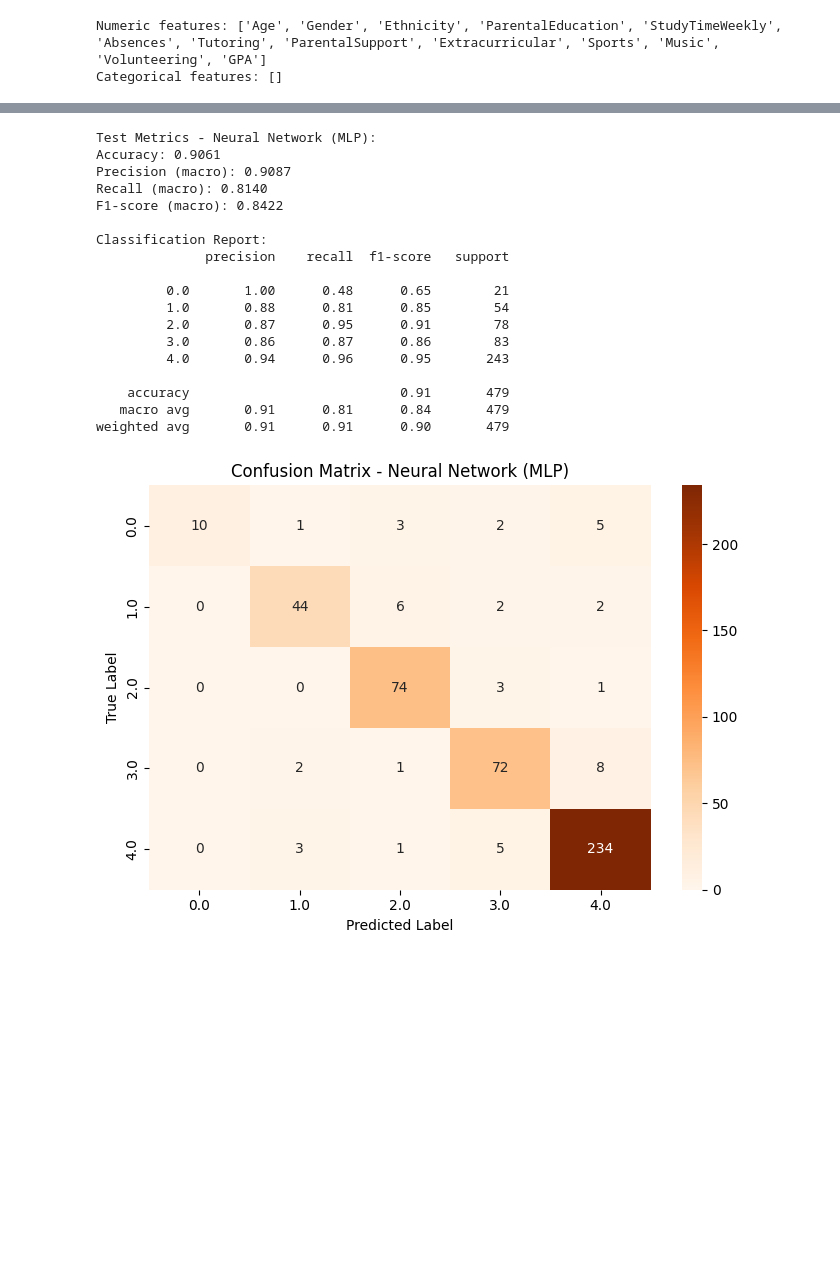
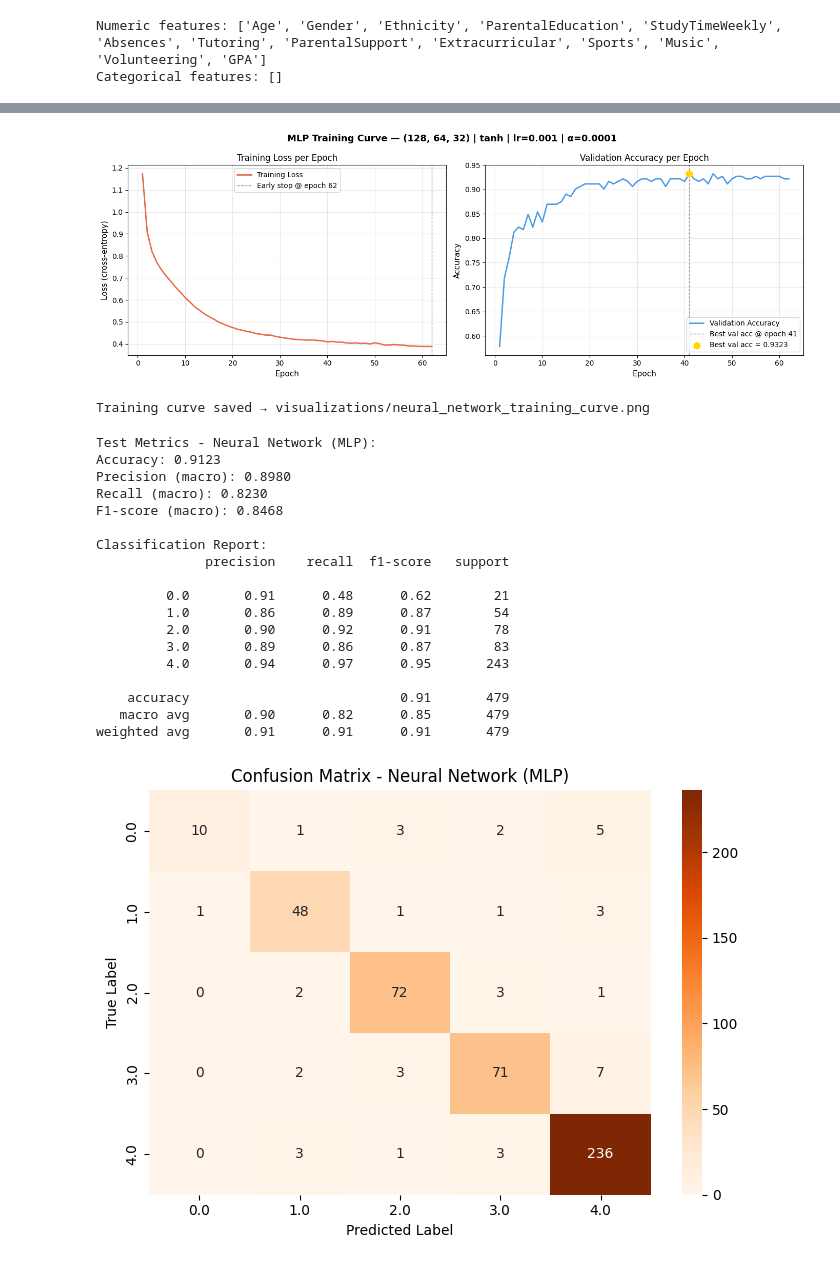
Before and after one commit to FjollaNebihi/StudentPerformance, a Jupyter notebook: StudentPerformance/notebooks/classificators/neural_network_04.ipynb, the cells around one changed output, grey strips where cells are left out. Cells and saved outputs as stored; diff of their text form; code cells hidden in the pictures; blank space fills up the shorter version.

Commit message:
re-checking the epochs for mlp training to get the best case possible

```diff
--- a/StudentPerformance/notebooks/classificators/neural_network_04.ipynb
+++ b/StudentPerformance/notebooks/classificators/neural_network_04.ipynb
@@ -146,15 +117,18 @@ Categorical features: []
 pipeline = Pipeline(steps=[
     ("preprocessor", preprocessor),
     ("feature_selection", SelectKBest(score_func=f_classif)),
-    ("classifier", MLPClassifier(random_state=42, early_stopping=True))
+    ("classifier", MLPClassifier(max_iter=500, random_state=42,
+                                  early_stopping=True, n_iter_no_change=20))
 ])
 # %%
+
 param_grid = {
     "feature_selection__k": [3, 5, 7, "all"],
     "classifier__hidden_layer_sizes": [(64, 32), (128, 64, 32)],
     "classifier__activation": ["relu", "tanh"],
     "classifier__alpha": [0.0001, 0.001],
-    "classifier__learning_rate_init": [0.001, 0.01]
+    "classifier__learning_rate_init": [0.001, 0.01],
+    "classifier__max_iter": [200, 400],
 }
 # %%
 grid_search = GridSearchCV(
@@ -194,3 +212,47 @@ y_pred = best_model.predict(X_test)
+# %%
+
+epochs_range = range(1, n_epochs + 1)
+
+fig, axes = plt.subplots(1, 2, figsize=(14, 5))
+fig.suptitle(
+    f"MLP Training Curve — {best_hidden} | {best_act} | lr={best_lr} | α={best_alpha}",
+    fontsize=13, fontweight="bold"
+)
+
+
+axes[0].plot(epochs_range, loss_curve, color="#E86A4B", linewidth=2, label="Training Loss")
+axes[0].axvline(n_epochs, color="#888", linestyle="--", linewidth=1,
+                label=f"Early stop @ epoch {n_epochs}")
+axes[0].set_xlabel("Epoch", fontsize=11)
+axes[0].set_ylabel("Loss (cross-entropy)", fontsize=11)
+axes[0].set_title("Training Loss per Epoch", fontsize=12)
+axes[0].legend()
+axes[0].grid(True, alpha=0.3)
+
+
+axes[1].plot(epochs_range, validation_scores, color="#4B9BE8", linewidth=2,
+             label="Validation Accuracy")
+best_val_epoch = int(np.argmax(validation_scores)) + 1
+best_val_score = max(validation_scores)
+axes[1].axvline(best_val_epoch, color="#888", linestyle="--", linewidth=1,
+                label=f"Best val acc @ epoch {best_val_epoch}")
+axes[1].scatter([best_val_epoch], [best_val_score], color="gold",
+                zorder=5, s=80, label=f"Best val acc = {best_val_score:.4f}")
+axes[1].set_xlabel("Epoch", fontsize=11)
+axes[1].set_ylabel("Accuracy", fontsize=11)
+axes[1].set_title("Validation Accuracy per Epoch", fontsize=12)
+axes[1].legend()
+axes[1].grid(True, alpha=0.3)
+
+plt.tight_layout()
+os.makedirs("../../visualizations", exist_ok=True)
+plt.savefig("../../visualizations/neural_network_training_curve.png",
+            dpi=300, bbox_inches="tight")
+plt.show()
+print("Training curve saved → visualizations/neural_network_training_curve.png")
+# %% [output]
+[figure, added]
+Training curve saved → visualizations/neural_network_training_curve.png
 # %%
 accuracy = accuracy_score(y_test, y_pred)
 precision = precision_score(y_test, y_pred, average="macro")
@@ -206,23 +268,23 @@ print("\nClassification Report:")
 print(classification_report(y_test, y_pred, target_names=[str(c) for c in label_enc.classes_]))
 # %% [output]
 Test Metrics - Neural Network (MLP):
-Accuracy: 0.9061
-Precision (macro): 0.9087
-Recall (macro): 0.8140
-F1-score (macro): 0.8422
+Accuracy: 0.9123
+Precision (macro): 0.8980
+Recall (macro): 0.8230
+F1-score (macro): 0.8468
 
 Classification Report:
               precision    recall  f1-score   support
 
-         0.0       1.00      0.48      0.65        21
-         1.0       0.88      0.81      0.85        54
-         2.0       0.87      0.95      0.91        78
-         3.0       0.86      0.87      0.86        83
-         4.0       0.94      0.96      0.95       243
+         0.0       0.91      0.48      0.62        21
+         1.0       0.86      0.89      0.87        54
+         2.0       0.90      0.92      0.91        78
+         3.0       0.89      0.86      0.87        83
+         4.0       0.94      0.97      0.95       243
 
     accuracy                           0.91       479
-   macro avg       0.91      0.81      0.84       479
-weighted avg       0.91      0.91      0.90       479
+   macro avg       0.90      0.82      0.85       479
+weighted avg       0.91      0.91      0.91       479
 # %%
 cm = confusion_matrix(y_test, y_pred)
 os.makedirs("../../visualizations", exist_ok=True)
```
Also changed, not shown: parts of 5 cells of this notebook, 7 other files.
